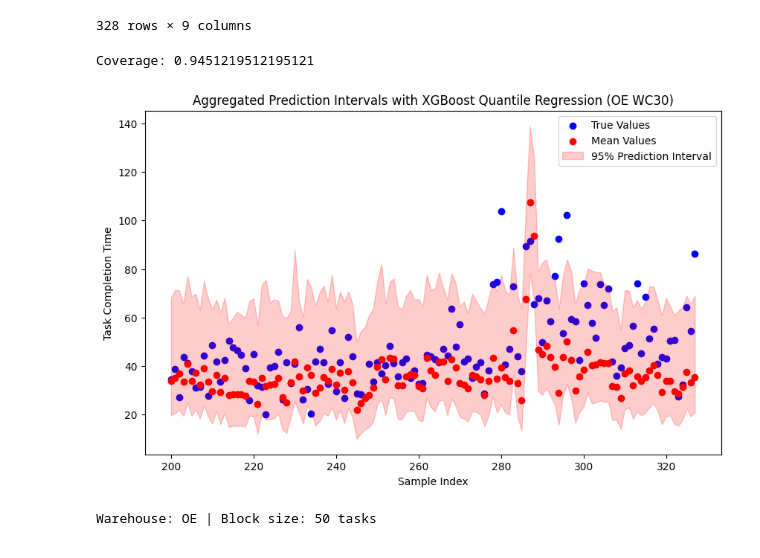
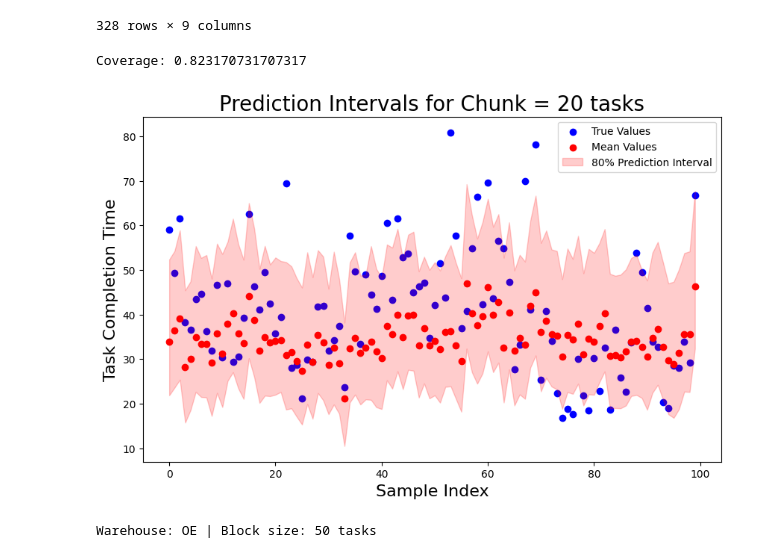
Before and after one commit to JiashenWangg/Lucas_Systems_Capstone_Project, a Jupyter notebook: Model_Betsy_Conan/final_oe_PI.ipynb, the cells around one changed output. Saved outputs shown, nothing was run; the diff lists cells and outputs as text; code cells hidden in the pictures.

```diff
--- a/Model_Betsy_Conan/final_oe_PI.ipynb
+++ b/Model_Betsy_Conan/final_oe_PI.ipynb
@@ -156,7 +156,7 @@ xgb_params_lower = dict(
     min_child_weight=3,
     subsample=0.8,
     colsample_bytree=0.8,
-    quantile_alpha=0.025,
+    quantile_alpha=0.1,
     objective="reg:quantileerror",
     tree_method="hist",
     random_state=RANDOM_STATE,
@@ -170,7 +170,7 @@ xgb_params_upper = dict(
     min_child_weight=3,
     subsample=0.8,
     colsample_bytree=0.8,
-    quantile_alpha=0.975,
+    quantile_alpha=0.9,
     objective="reg:quantileerror",
     tree_method="hist",
     random_state=RANDOM_STATE,
@@ -319,26 +319,26 @@ block_pred
 # %%
 n_tasks = block_pred["n_tasks"][0]
 std = np.std(block_pred["pred_med"])
 agg_actual = block_pred["actual_time"]
 agg_med = block_pred["pred_med"]
 agg_lower = agg_med - ((agg_med - block_pred["pred_lower"])/np.sqrt(n_tasks)) - std
 agg_upper = agg_med + ((block_pred["pred_upper"] - agg_med)/np.sqrt(n_tasks)) + std
 
 agg_coverage = np.mean((agg_lower <= agg_actual) & (agg_actual <= agg_upper))
 print(f"Coverage: {agg_coverage}")
 
 plt.figure(figsize=(10, 6))
-plt.scatter(range(len(agg_actual))[200:], agg_actual[200:], color="blue", label="True Values")
-plt.scatter(range(len(agg_med))[200:], agg_med[200:], color="red", label="Mean Values")
-plt.fill_between(range(len(agg_actual))[200:], agg_lower[200:], agg_upper[200:], color="red", alpha=0.2, label="95% Prediction Interval")
-plt.xlabel("Sample Index")
-plt.ylabel("Task Completion Time")
-plt.title("Aggregated Prediction Intervals with XGBoost Quantile Regression (OE WC30)")
+plt.scatter(range(len(agg_actual))[:100], agg_actual[:100], color="blue", label="True Values")
+plt.scatter(range(len(agg_med))[:100], agg_med[:100], color="red", label="Mean Values")
+plt.fill_between(range(len(agg_actual))[:100], agg_lower[:100], agg_upper[:100], color="red", alpha=0.2, label="80% Prediction Interval")
+plt.xlabel("Sample Index", fontsize=16)
+plt.ylabel("Task Completion Time", fontsize=16)
+plt.title("Prediction Intervals for Chunk = 20 tasks", fontsize=20)
 plt.legend()
 plt.show()
 # %% [output]
-Coverage: 0.9451219512195121
+Coverage: 0.823170731707317
-[figure, old version]
+[figure, new version]
 # %%
 block_results_clean = block_results_df.copy()
 for c in ["r2", "mae", "rmse"]:
```
Also changed, not shown: parts of 1 cell of this notebook.
